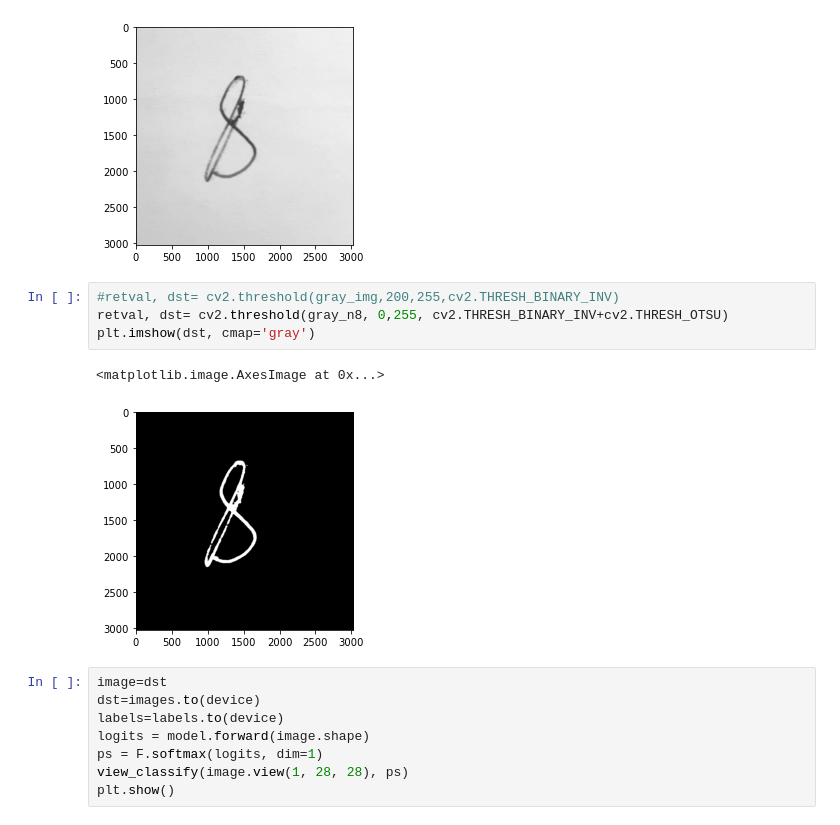
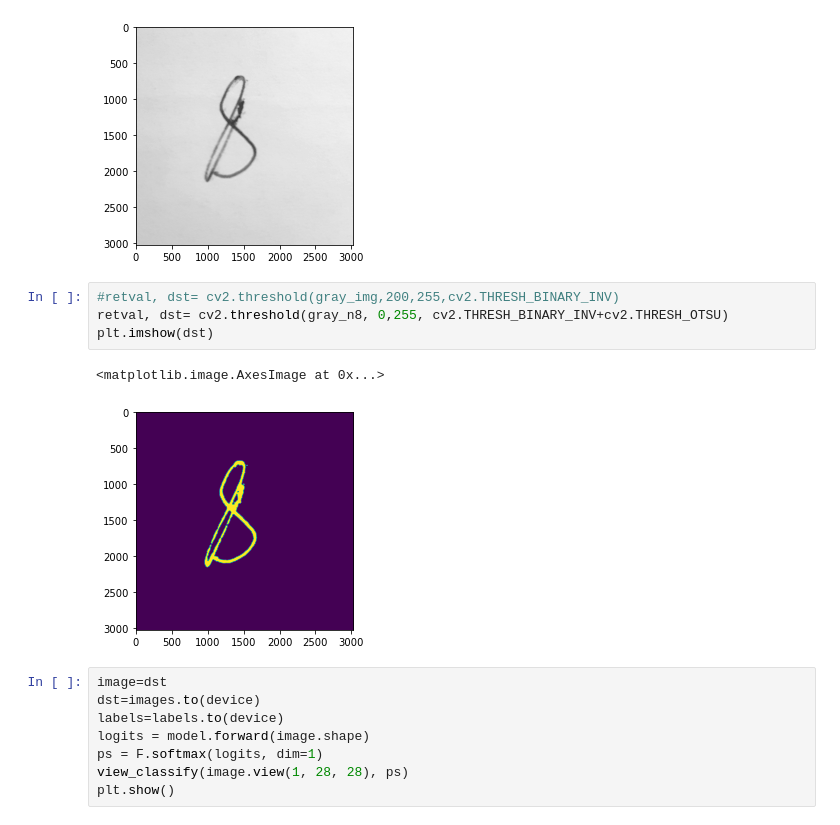
Before and after one commit to Abubakr1710/Deep-Learning, a Jupyter notebook: cnn_mnist.ipynb, the cells around one changed output. Cells and saved outputs as stored; diff of their text form.

```diff
--- a/cnn_mnist.ipynb
+++ b/cnn_mnist.ipynb
@@ -242,10 +243,10 @@ plt.imshow(gray_n8, cmap='gray')
 # %%
 #retval, dst= cv2.threshold(gray_img,200,255,cv2.THRESH_BINARY_INV)
 retval, dst= cv2.threshold(gray_n8, 0,255, cv2.THRESH_BINARY_INV+cv2.THRESH_OTSU)
-plt.imshow(dst, cmap='gray')
+plt.imshow(dst)
 # %% [output]
 <matplotlib.image.AxesImage at 0x...>
-[figure, old version]
+[figure, new version]
 # %%
 image=dst
 dst=images.to(device)
```
Also changed, not shown: parts of 1 cell of this notebook.
